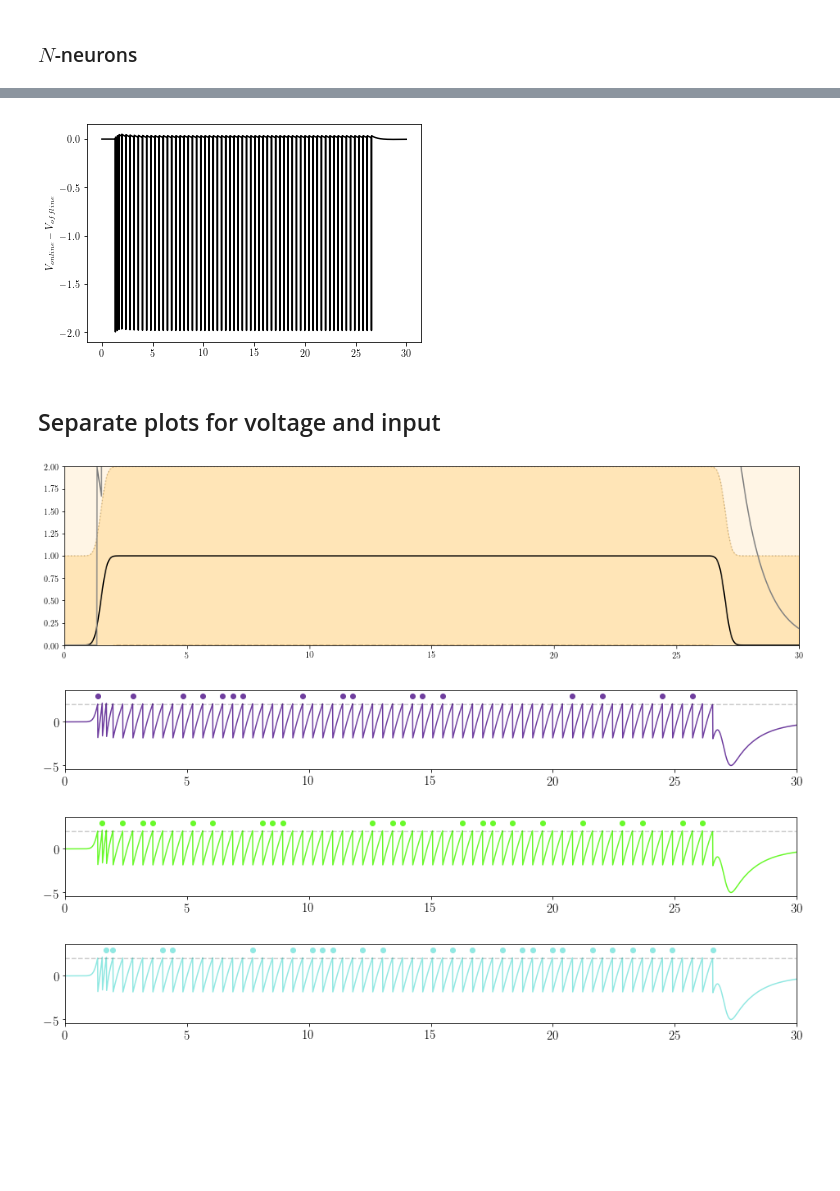
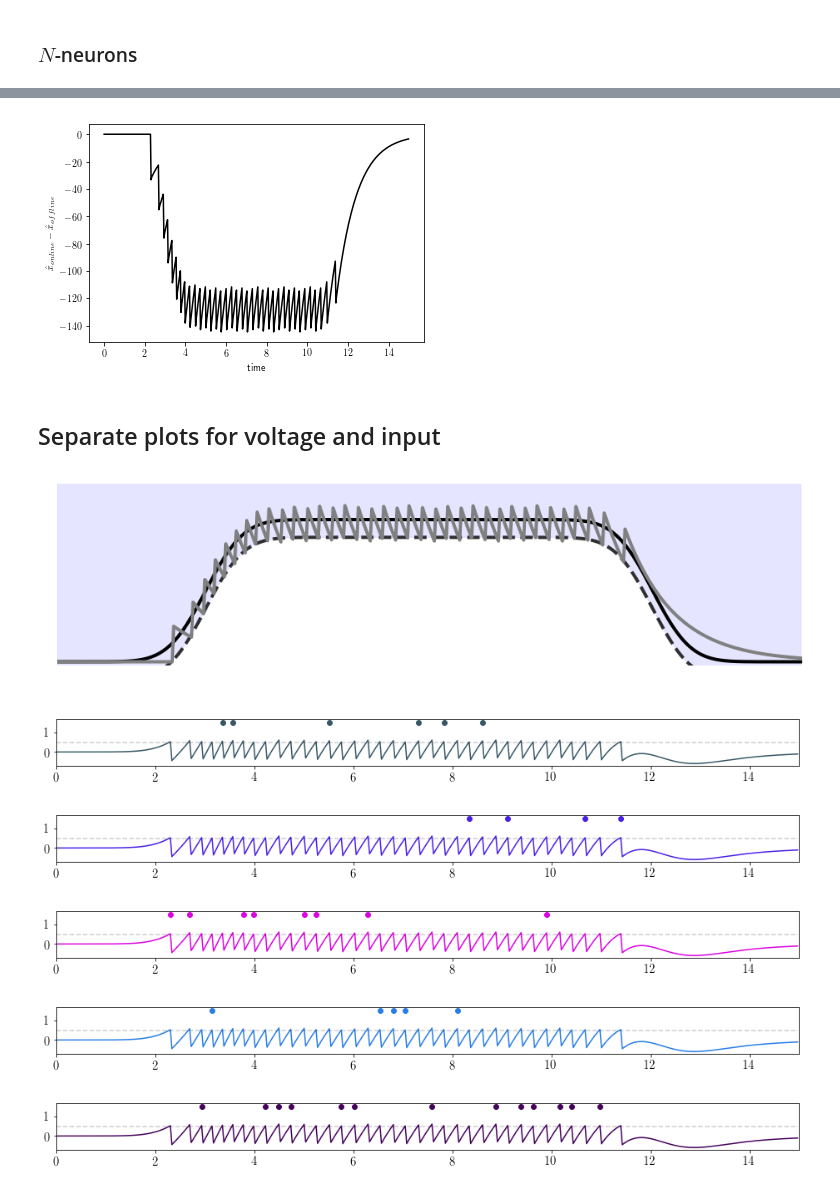
Before and after one commit to ABra1993/LisbonLab, a Jupyter notebook: Current/SNN_current.ipynb, the cells around one changed output, grey strips where cells are left out. Saved outputs shown, nothing was run; the diff lists cells and outputs as text; code cells hidden in the pictures; blank space fills up the shorter version.

```diff
--- a/Current/SNN_current.ipynb
+++ b/Current/SNN_current.ipynb
@@ -439,23 +461,25 @@ def visualize(color, plot_voltage=True, plot_c=False):
 ### $\textit{N}$-neurons
 # %%
 # network parameters
-N = 3                                                    # number of neurons
-c_upp = 5                                                # input value
-gamma = 2                                                # read-out weight
+N = 5                                                    # number of neurons
+c_upp = 4                                                # input value
+gamma = 1                                                # read-out weight
 beta = 0.0                                               # cost
 tau = 1                                                  # time constant
 
 # other
 color = np.random.randint(0, 255, size=(N, 3))/255       # return set of colors
-iterations = 3000                                        # length of simulation
-dt = 0.01                                                # time step
+#color = np.array([[0.97254902, 0.84705882, 0.17254902]])
+iterations = 500                                        # length of simulation
+dt = 0.03                                                # time step
 weights = 'homogeneous'
 plot_voltage = True
 plot_c = False
+constant = False
 
 # run simulation
 t, x_est, o, voltage, D, T = initialize_params(N=N, dt=dt, iterations=iterations, beta=beta, weights=weights, gamma=gamma)
-x,c = time_varying_signal(c_upp=c_upp, tau=tau)
+x,c = time_varying_signal(constant=constant, c_upp=c_upp, tau=tau)
 run(tau=tau, beta=beta)
 visualize(color=color, plot_voltage=plot_voltage, plot_c=plot_c)
 # %% [output]
@@ -483,7 +507,7 @@ x_est_offline = visualize_estimate()
 # %%
 plot_estimate_diff(x_est, x_est_offline)
 # %% [output]
-[figure, old version]
+[figure, new version]
 # %% [markdown]
 ## Separate plots for voltage and input
 # %%
@@ -492,48 +516,52 @@ def LM_plot_input(input, bounding_box=True):
 
     Parameters
     ----------
     input : 1D-array
         signal inputs
     bounding_box : boolean, optional
         plot bounding box (True) or not (False)
 
     """
 
+
     # initialize input
     inputs = np.zeros(iterations)
+    inputsdt = np.zeros(iterations)
+    w=4
 
     # creates signal
-    for i in range(len(I)):
-        inputs[i,:], inputsdt[i, :] = time_varying_signal(I[i])
+    for i in range(len(input)):
+        inputs, inputsdt = time_varying_signal(constant=False, c_upp = input[i])
 
     # computes threshold
-    thresh_low = np.zeros((len(I), iterations))
-    for i in range(len(I)):
-        thresh_low[i, :] = [x - gamma/2 for x in inputs[i, :]]
+    thresh_low = np.zeros(iterations)
+    for i in range(iterations):
+        thresh_low[i] = inputs[i] - gamma/2
 
     # initializes plots
     counter = 1
-    fig= pl.figure(figsize=(16,4))
+    fig = pl.figure(figsize=(16,4))
+    pl.axis('off')
 
     #fig, ax = pl.subplots()
     for i in range(len(I)):
 
         counter += 1
-        pl.plot(t, thresh_low[i, :], '--k', alpha=0.2)
-        pl.plot(t, thresh_low[i, :] + D[i], ':k', alpha=0.2)
-        pl.plot(t, inputs[i, :], 'k')
-        pl.plot(t, x_est, 'gray')
+        pl.plot(t, thresh_low, '--k', alpha=0.8,lw=w)
+        pl.plot(t, inputs, 'k', lw=w)
+        pl.plot(t, x_est, 'gray', lw=w)
         pl.xlim([0, iterations * dt])
-        pl.ylim(0, 2)
+        pl.yticks(fontsize=20)
+        pl.xticks(fontsize=20)
+        pl.ylim(-0.1, 5)
         pl.xticks()
         if bounding_box == True:
-            pl.fill_between(t, thresh_low[i, :], thresh_low[i, :] + D[0], color='orange', alpha=0.2)
-            pl.fill_between(t, np.ones(iterations) * 20, thresh_low[i, :], color='orange', alpha=0.1)
+            pl.fill_between(t, np.ones(iterations) * 20, thresh_low, color='blue', alpha=0.1)
 
-I = [1]
+I = [c_upp]
 LM_plot_input(I, bounding_box=True)
 # %% [output]
-[figure, old version]
+[figure, new version]
 # %%
 def LM_plot_voltage():
     """ Plot voltages, spike trains and thresholds per neuron. """
@@ -558,9 +586,11 @@ def LM_plot_voltage():
 
 LM_plot_voltage()
 # %% [output]
-[figure, old version]
+[figure, new version]
-[figure, old version]
+[figure, new version]
-[figure, old version]
+[figure, new version]
+[figure, added]
+[figure, added]
 # %%
 def voltages_animation_2D(frames, interval=20):
     """ Plot animation of the coding error through time with respect to the bounding box.
```
Also changed, not shown: parts of 8 cells of this notebook, 3 other files.
